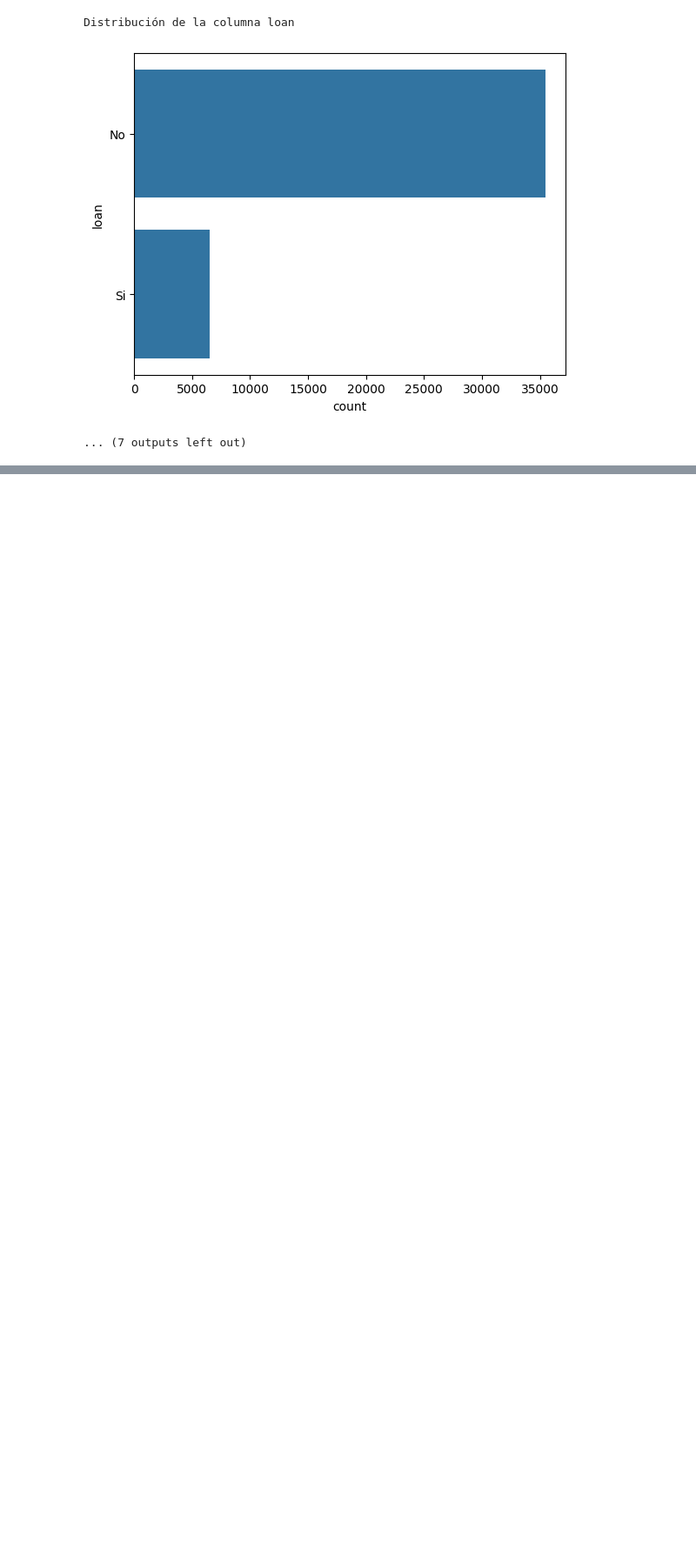
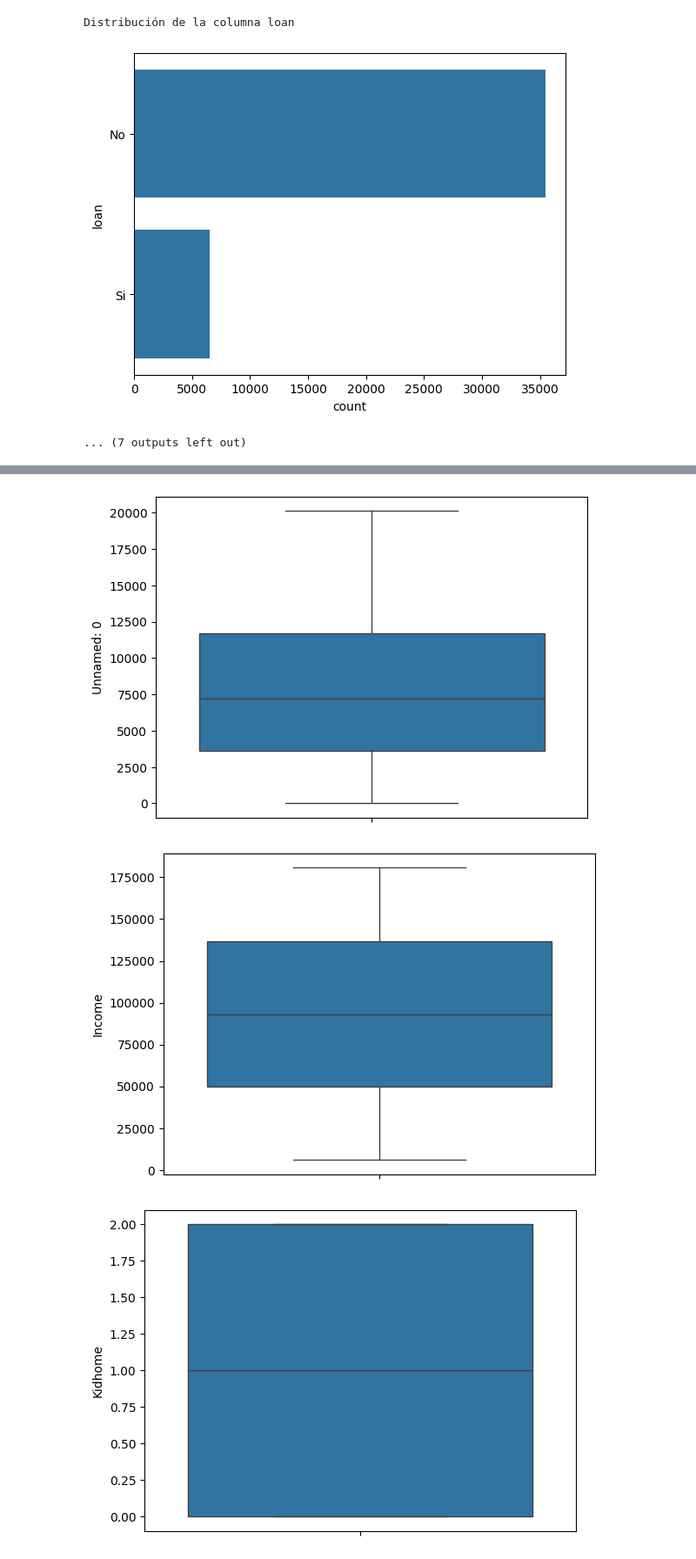
Before and after one commit to C4rl0s1515/Proyecto_EDA_Analisis_de_Suscripcion_a_Depositos_Bancarios, a Jupyter notebook: notebook/02_Limpieza.ipynb, the cells around one changed output, grey strips where cells are left out. Shown at 87% size. Saved outputs shown, nothing was run; the diff lists cells and outputs as text; code cells hidden in the pictures; blank space fills up the shorter version.

```diff
--- a/notebook/02_Limpieza.ipynb
+++ b/notebook/02_Limpieza.ipynb
@@ -258,0 +390,9 @@ df_union.drop(columns='Unnamed: 0', inplace=True)
+# %%
+for col in columns_num_union:
+ plt.figure()
+ sns.boxplot(df_union[col])
+ plt.show()
+# %% [output]
+[figure, added]
+[figure, added]
+[figure, added]
```
Also changed, not shown: parts of 50 cells of this notebook, 3 other files.
